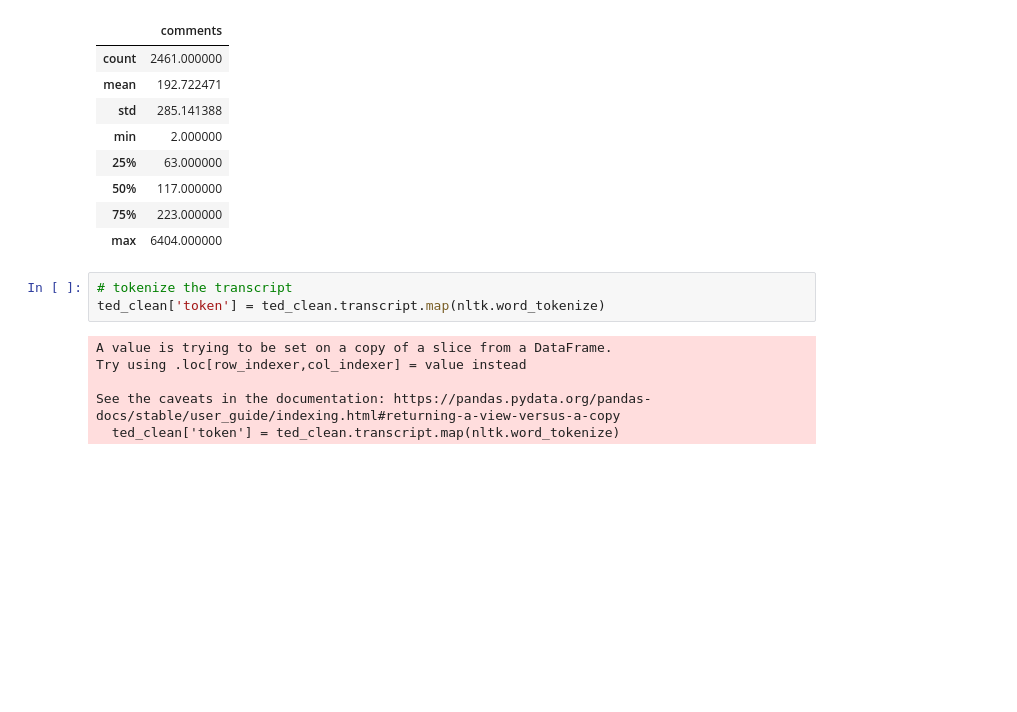
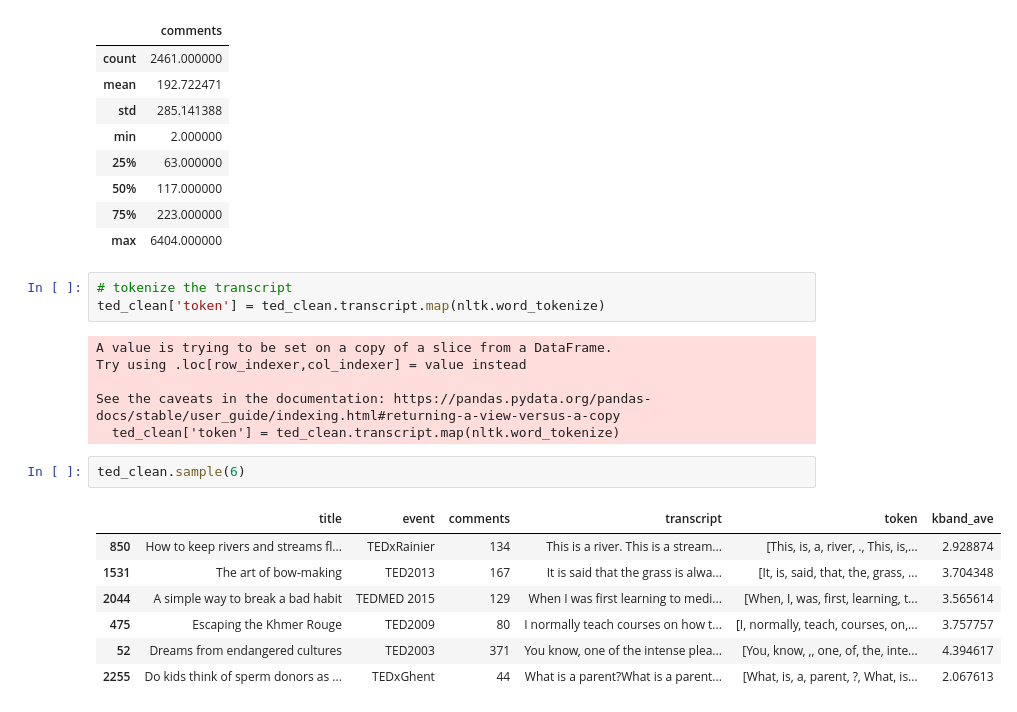
Before and after one commit to Data-Science-for-Linguists-2023/TED-Talk-Rating-Analysis, a Jupyter notebook: code/code1.ipynb, the cells around one changed output. Drawn from its saved outputs; the diff is of its cells as text; blank space fills up the shorter version.

```diff
--- a/code/code1.ipynb
+++ b/code/code1.ipynb
@@ -83,3 +83,13 @@ Try using .loc[row_indexer,col_indexer] = value instead
 
 See the caveats in the documentation: https://pandas.pydata.org/pandas-docs/stable/user_guide/indexing.html#returning-a-view-versus-a-copy
   ted_clean['token'] = ted_clean.transcript.map(nltk.word_tokenize)
+# %%
+ted_clean.sample(6)
+# %% [output]
+|  | title | event | comments | transcript | token | kband_ave |
+| 850 | How to keep rivers and streams fl... | TEDxRainier | 134 | This is a river. This is a stream... | [This, is, a, river, ., This, is,... | 2.928874 |
+| 1531 | The art of bow-making | TED2013 | 167 | It is said that the grass is alwa... | [It, is, said, that, the, grass, ... | 3.704348 |
+| 2044 | A simple way to break a bad habit | TEDMED 2015 | 129 | When I was first learning to medi... | [When, I, was, first, learning, t... | 3.565614 |
+| 475 | Escaping the Khmer Rouge | TED2009 | 80 | I normally teach courses on how t... | [I, normally, teach, courses, on,... | 3.757757 |
+| 52 | Dreams from endangered cultures | TED2003 | 371 | You know, one of the intense plea... | [You, know, ,, one, of, the, inte... | 4.394617 |
+| 2255 | Do kids think of sperm donors as ... | TEDxGhent | 44 | What is a parent?What is a parent... | [What, is, a, parent, ?, What, is... | 2.067613 |
```
Also changed, not shown: parts of 18 cells of this notebook.
